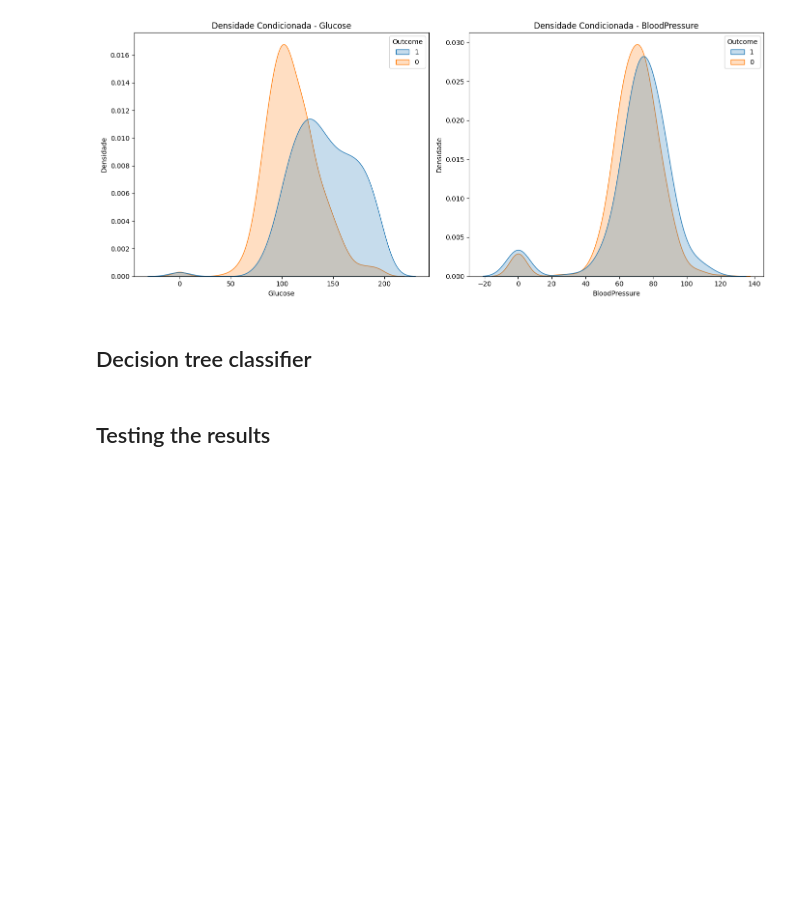
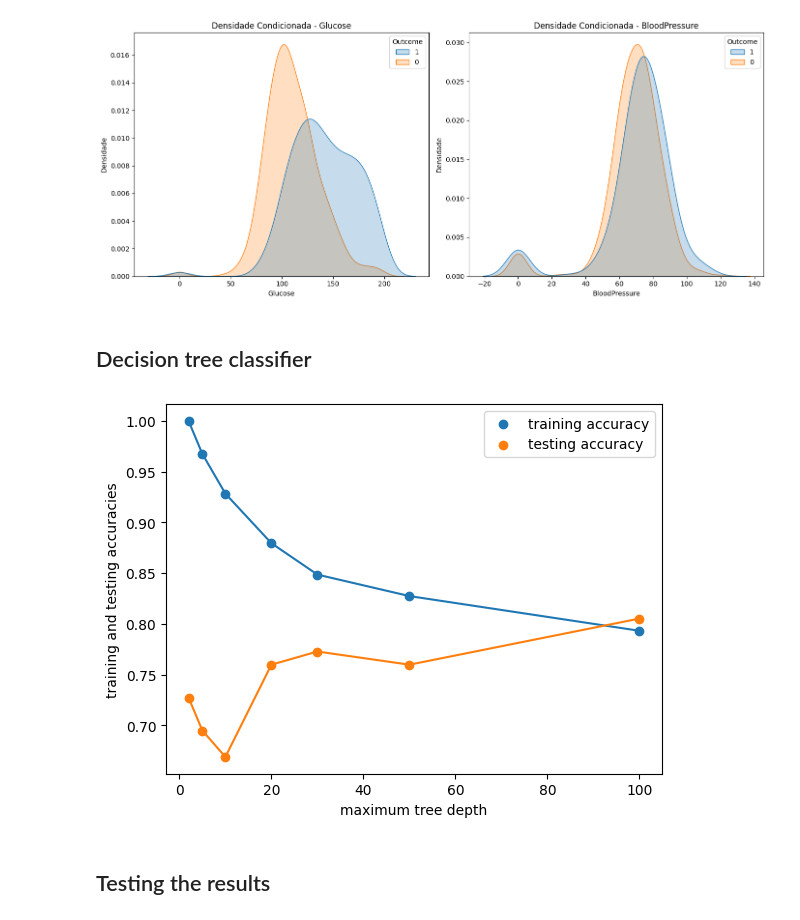
Before and after one commit to guiijose/Machine-Learning, a Jupyter notebook: homeworks/hw1.ipynb, the cells around one changed output. Cells and saved outputs as stored; diff of their text form; code cells hidden in the pictures; blank space fills up the shorter version.

Commit message:
Training vs Testing accuracy

```diff
--- a/homeworks/hw1.ipynb
+++ b/homeworks/hw1.ipynb
@@ -102,25 +102,37 @@ plt.show()
 # %%
 tests_acc_avg = []
 trains_acc_avg = []
-depths = [2,5,10,20,30,50,100]
+min_sampl_splits = [2,5,10,20,30,50,100]
 
 X_train, X_test, y_train, y_test = train_test_split(X, y, test_size=0.2, random_state=1)
 
-for i in depths:
+for i in min_sampl_splits:
     for j in range(10):
         tests_acc = []
         trains_acc = []
-        clf = tree.DecisionTreeClassifier(max_depth=i)
+        clf = tree.DecisionTreeClassifier(min_samples_split=i)
         clf.fit(X_train,y_train)
         tests_acc.append(clf.score(X_test,y_test)) #getting the test accuracy for each tree of this depth
         trains_acc.append(clf.score(X_train, y_train)) #getting the training accuracy for each tree of this depth
     tests_acc_avg.append(sum(tests_acc) / len(tests_acc))
     trains_acc_avg.append(sum(trains_acc) / len(trains_acc))
 
+#graph
+
+plt.scatter(min_sampl_splits, trains_acc_avg, label = 'training accuracy')
+plt.plot(min_sampl_splits, trains_acc_avg)
+plt.scatter(min_sampl_splits, tests_acc_avg, label = 'testing accuracy')
+plt.plot(min_sampl_splits, tests_acc_avg)
+plt.legend()
+plt.xlabel('maximum tree depth')
+plt.ylabel('training and testing accuracies')
+plt.show()
 #model = DecisionTreeClassifier(random_state=1, min_samples_split=100)
 #model.fit(X_train, y_train)
 
-y_pred = model.predict(X_test)
+#y_pred = model.predict(X_test)
+# %% [output]
+[figure, added]
 # %% [markdown]
 ## Testing the results ##
 # %%
```
